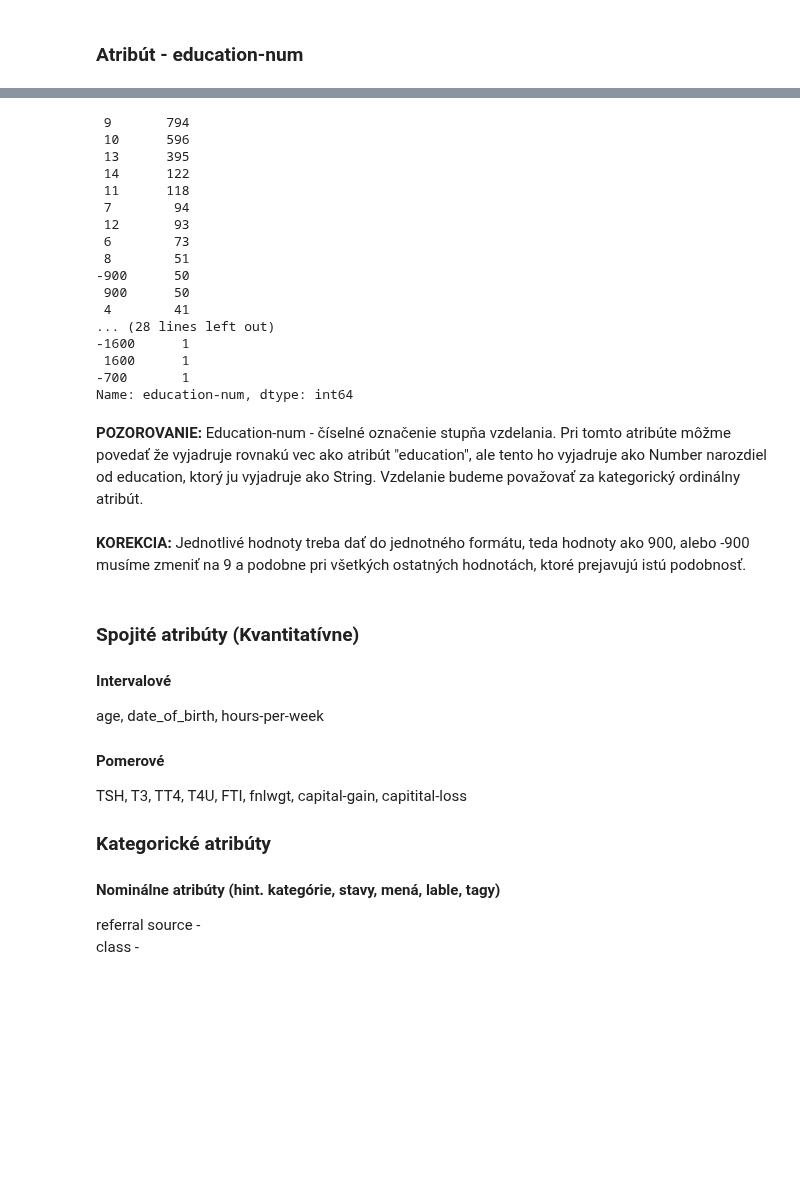
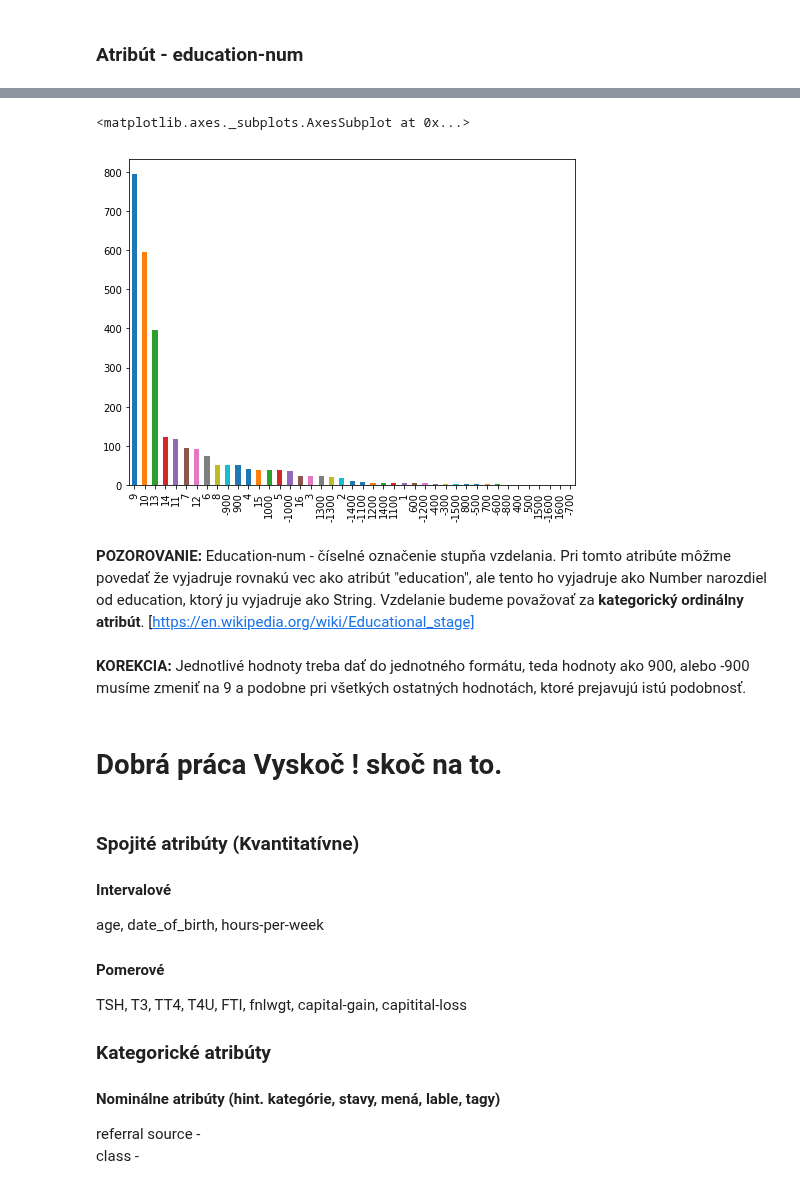
Before and after one commit to PeterJurkacek/IAU_2018_Jurkacek_Vyskoc, a Jupyter notebook: prieskumna_analyza.ipynb, the cells around one changed output, grey strips where cells are left out. Drawn from its saved outputs; the diff is of its cells as text; code cells hidden in the pictures; blank space fills up the shorter version.

```diff
--- a/prieskumna_analyza.ipynb
+++ b/prieskumna_analyza.ipynb
@@ -1162,27 +747,14 @@ Name: education-num, dtype: int64
 # %%
-data['education-num'].value_counts()
+data['education-num'].value_counts().plot(kind='bar')
 # %% [output]
- 9       794
- 10      596
- 13      395
- 14      122
- 11      118
- 7        94
- 12       93
- 6        73
- 8        51
--900      50
- 900      50
- 4        41
-... (28 lines left out)
--1600      1
- 1600      1
--700       1
-Name: education-num, dtype: int64
+<matplotlib.axes._subplots.AxesSubplot at 0x...>
+[figure, added]
 # %% [markdown]
-**POZOROVANIE:** Education-num - číselné označenie stupňa vzdelania. Pri tomto atribúte môžme povedať že vyjadruje rovnakú vec ako atribút "education", ale tento ho vyjadruje ako Number narozdiel od education, ktorý ju vyjadruje ako String. Vzdelanie budeme považovať za kategorický ordinálny atribút.
+**POZOROVANIE:** Education-num - číselné označenie stupňa vzdelania. Pri tomto atribúte môžme povedať že vyjadruje rovnakú vec ako atribút "education", ale tento ho vyjadruje ako Number narozdiel od education, ktorý ju vyjadruje ako String. Vzdelanie budeme považovať za **kategorický ordinálny atribút**. [https://en.wikipedia.org/wiki/Educational_stage]
 # %% [markdown]
 **KOREKCIA:** Jednotlivé hodnoty treba dať do jednotného formátu, teda hodnoty ako 900, alebo -900 musíme zmeniť na 9 a podobne pri všetkých ostatných hodnotách, ktoré prejavujú istú podobnosť.
+# %% [markdown]
+# Dobrá práca Vyskoč ! skoč na to.
 # %% [markdown]
 ### Spojité atribúty (Kvantitatívne)
 #### Intervalové
```
Also changed, not shown: parts of 113 cells of this notebook.
